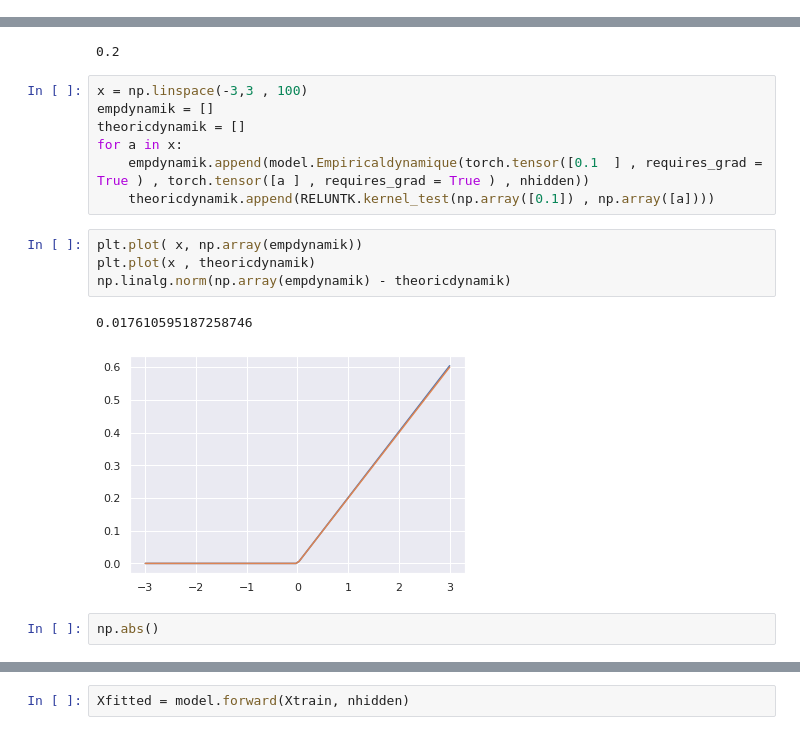
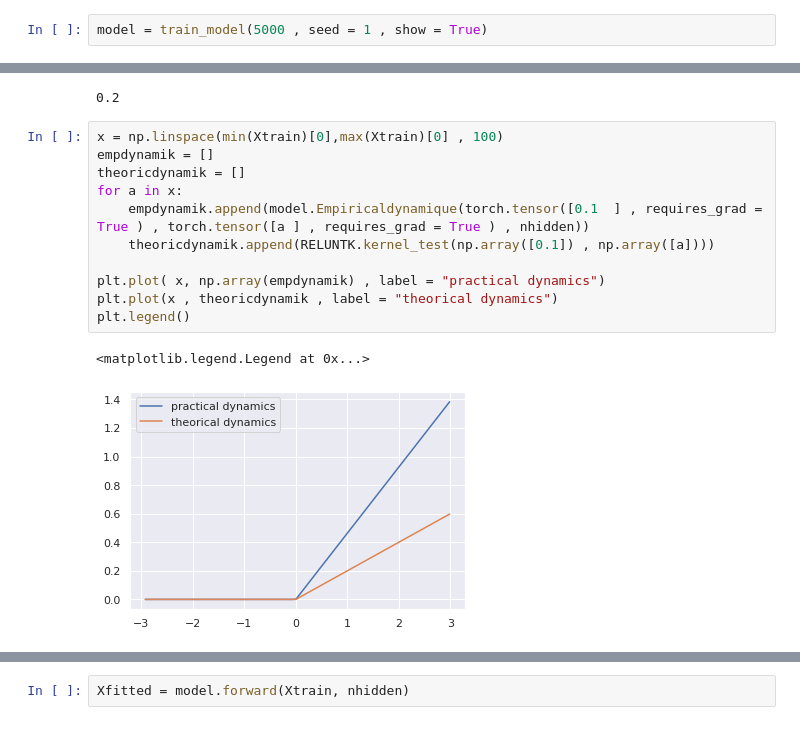
Before and after one commit to sadok95jee/NTK, a Jupyter notebook: NTK performance.ipynb, the cells around one changed output, grey strips where cells are left out. Drawn from its saved outputs; the diff is of its cells as text.

```diff
--- a/NTK performance.ipynb
+++ b/NTK performance.ipynb
@@ -64,0 +81,2 @@ KeyboardInterrupt:
+# %%
+model = train_model(5000 , seed = 1 , show = True)
@@ -71,18 +108,16 @@ RELUNTK.kernel_test(np.array([0.1 ]),np.array([1]))
 # %% [output]
 0.2
 # %%
-x = np.linspace(-3,3 , 100)
+x = np.linspace(min(Xtrain)[0],max(Xtrain)[0] , 100)
 empdynamik = []
 theoricdynamik = []
 for a in x:
     empdynamik.append(model.Empiricaldynamique(torch.tensor([0.1  ] , requires_grad = True ) , torch.tensor([a ] , requires_grad = True ) , nhidden))
     theoricdynamik.append(RELUNTK.kernel_test(np.array([0.1]) , np.array([a])))
+
+plt.plot( x, np.array(empdynamik) , label = "practical dynamics")
+plt.plot(x , theoricdynamik , label = "theorical dynamics")
+plt.legend()
+# %% [output]
+<matplotlib.legend.Legend at 0x...>
+[figure, added]
-# %%
-plt.plot( x, np.array(empdynamik))
-plt.plot(x , theoricdynamik)
-np.linalg.norm(np.array(empdynamik) - theoricdynamik)
-# %% [output]
-0.017610595187258746
-[figure, removed]
-# %%
-np.abs()
```
Also changed, not shown: parts of 9 cells of this notebook, 15 other files.
